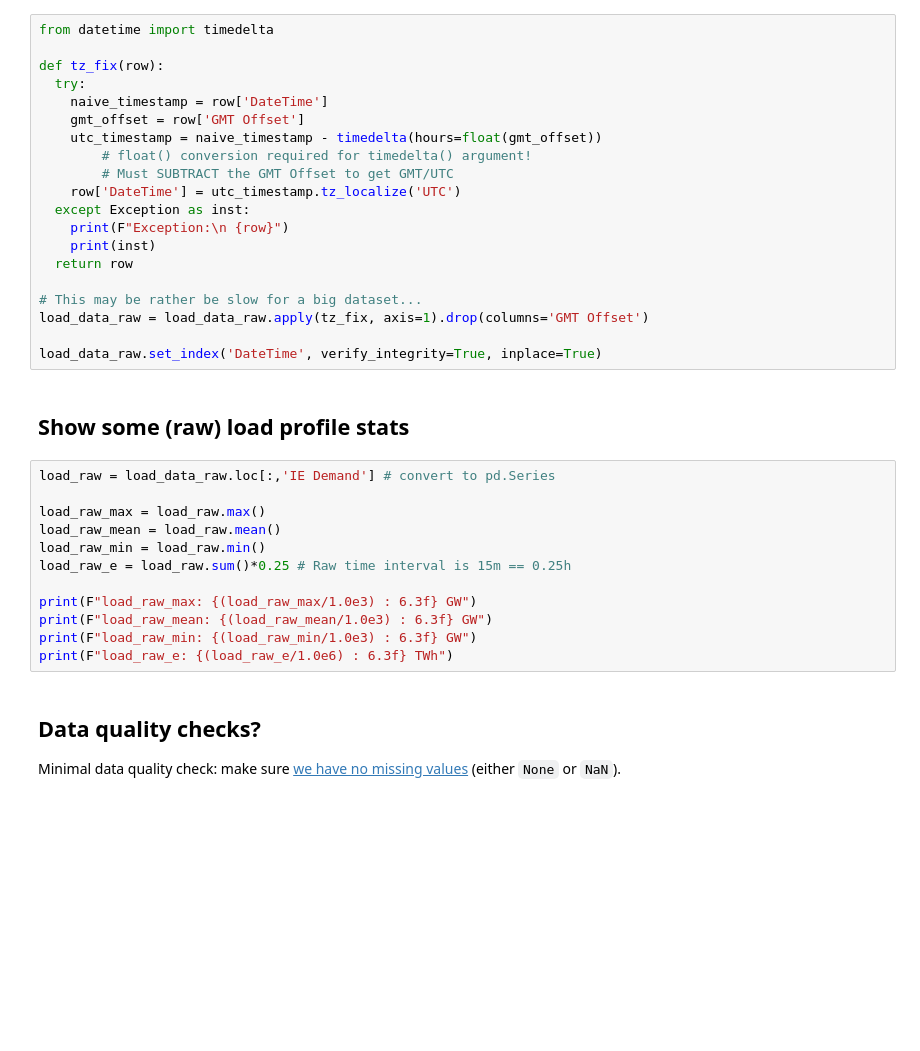
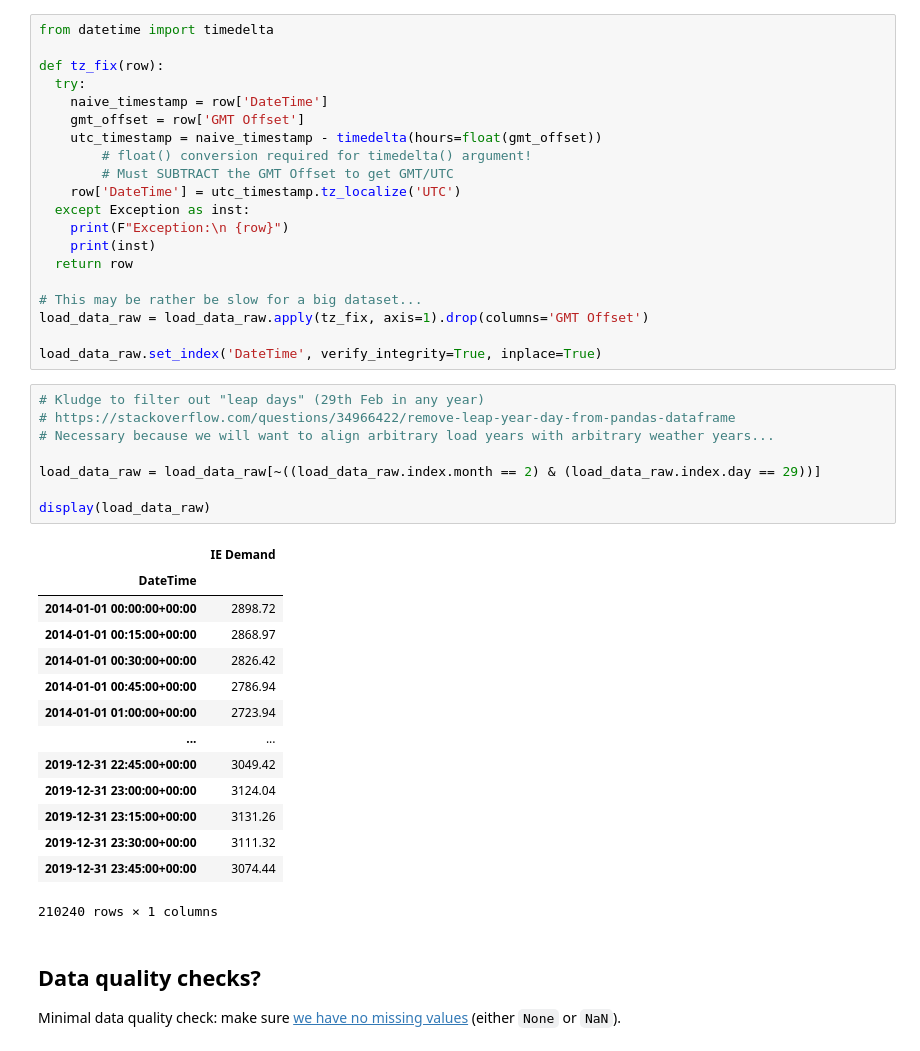
Before and after one commit to bmcmullin/SWIS-100-IE, a Jupyter notebook: run_single_simulation.ipynb, the cells around one changed output. Saved outputs shown, nothing was run; the diff lists cells and outputs as text; blank space fills up the shorter version.

```diff
--- a/run_single_simulation.ipynb
+++ b/run_single_simulation.ipynb
@@ -205,20 +220,29 @@ def tz_fix(row):
 load_data_raw = load_data_raw.apply(tz_fix, axis=1).drop(columns='GMT Offset')
 
 load_data_raw.set_index('DateTime', verify_integrity=True, inplace=True)
-# %% [markdown]
-## Show some (raw) load profile stats
-# %%
-load_raw = load_data_raw.loc[:,'IE Demand'] # convert to pd.Series
-
-load_raw_max = load_raw.max()
-load_raw_mean = load_raw.mean()
-load_raw_min = load_raw.min()
-load_raw_e = load_raw.sum()*0.25 # Raw time interval is 15m == 0.25h
-
-print(F"load_raw_max: {(load_raw_max/1.0e3) : 6.3f} GW")
-print(F"load_raw_mean: {(load_raw_mean/1.0e3) : 6.3f} GW")
-print(F"load_raw_min: {(load_raw_min/1.0e3) : 6.3f} GW")
-print(F"load_raw_e: {(load_raw_e/1.0e6) : 6.3f} TWh")
+# %%
+# Kludge to filter out "leap days" (29th Feb in any year)
+# https://stackoverflow.com/questions/34966422/remove-leap-year-day-from-pandas-dataframe
+# Necessary because we will want to align arbitrary load years with arbitrary weather years...
+
+load_data_raw = load_data_raw[~((load_data_raw.index.month == 2) & (load_data_raw.index.day == 29))]
+
+display(load_data_raw)
+# %% [output]
+|  | IE Demand |
+| DateTime |  |
+| 2014-01-01 00:00:00+00:00 | 2898.72 |
+| 2014-01-01 00:15:00+00:00 | 2868.97 |
+| 2014-01-01 00:30:00+00:00 | 2826.42 |
+| 2014-01-01 00:45:00+00:00 | 2786.94 |
+| 2014-01-01 01:00:00+00:00 | 2723.94 |
+| ... | ... |
+| 2019-12-31 22:45:00+00:00 | 3049.42 |
+| 2019-12-31 23:00:00+00:00 | 3124.04 |
+| 2019-12-31 23:15:00+00:00 | 3131.26 |
+| 2019-12-31 23:30:00+00:00 | 3111.32 |
+| 2019-12-31 23:45:00+00:00 | 3074.44 |
+210240 rows × 1 columns
 # %% [markdown]
 ## Data quality checks?
 
```
Also changed, not shown: parts of 14 cells of this notebook.
